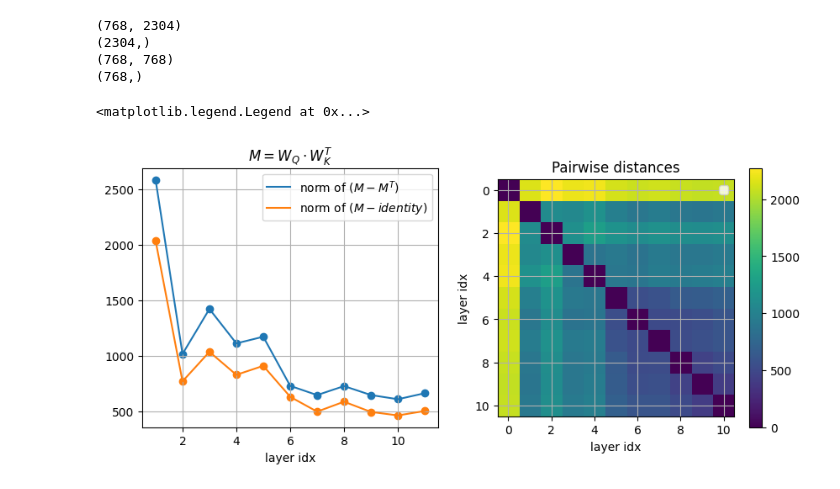
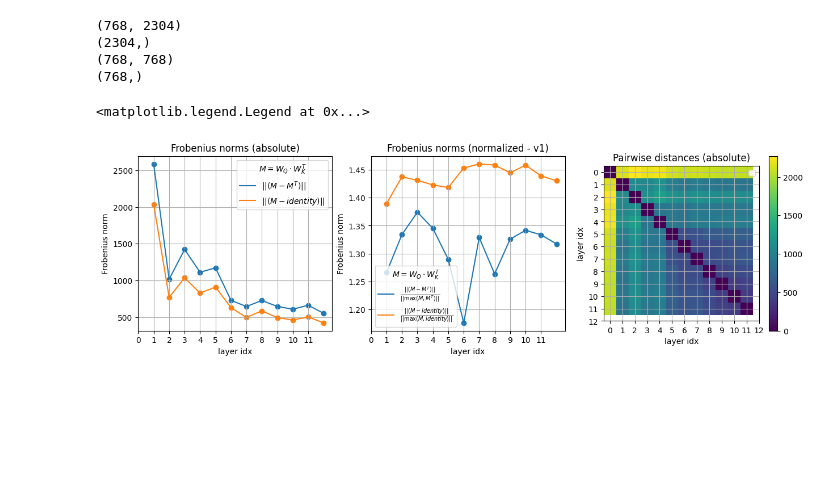
Before and after one commit to miriamzara/LCP_B_GPT2, a Jupyter notebook: matrici_miriam.ipynb, the cells around one changed output. Drawn from its saved outputs; the diff is of its cells as text; code cells hidden in the pictures; blank space fills up the shorter version.

```diff
--- a/matrici_miriam.ipynb
+++ b/matrici_miriam.ipynb
@@ -208,7 +208,7 @@ Y &= [\text{head 1},\, \text{head 2} \cdots \text{head nH}] \cdot W_0 +
 \end{align}
 $
 # %%
-layer_max = 11
+layer_max = 12
 qkv_weights = [state_dict[f"transformer.h.{i}.attn.c_attn.weight"].cpu().detach().numpy() for i in range(0, layer_max)] # list of N x (3D) matrices
 qkv_biases = [state_dict[f"transformer.h.{i}.attn.c_attn.bias"].cpu().detach().numpy() for i in range(0, layer_max)] # list of D x 1 vectors
 projection_weights = [state_dict[f"transformer.h.{i}.attn.c_proj.weight"].cpu().detach().numpy() for i in range(0, layer_max)] # list of D x D matrices
@@ -230,35 +230,60 @@ qkt_weights = [np.matmul(q_weights[i], k_weights[i].T) for i in range(0, layer_m
 # %%
 from numpy.linalg import norm
 import matplotlib.pyplot as plt
 
 # Symmetric?  Distance of QKt - (QKt)t from the null matrix
 distances_symm = [norm(qkt_weights[i] - qkt_weights[i].T, ord = "fro") for i in range(0, layer_max)]
-# Difference from the identiy matrix ?
-distances_identity = [norm(qkt_weights[i] - np.eye(D)) for i in range(0, layer_max)]
+# normalization -v1
+maximum_symmetric_norms = [norm(np.maximum(qkt_weights[i], qkt_weights[i].T), ord = "fro") for i in range(layer_max)]
+distances_symm_normalized = [distances_symm[i]/maximum_symmetric_norms[i] for i in range(0, layer_max)]
 
 
-fig, axs = plt.subplots(nrows = 1, ncols = 2, figsize = (10,4))
+
+# Difference from the identiy matrix ?
+maximum_identity_norms = [norm(np.maximum(qkt_weights[i], np.eye(D)), ord = "fro") for i in range(layer_max)]
+distances_identity = [norm(qkt_weights[i] - np.eye(D), ord = "fro") for i in range(0, layer_max)]
+distances_identity_normalized = [distances_identity[i]/maximum_identity_norms[i] for i in range(0, layer_max)]
+
+
+fig, axs = plt.subplots(nrows = 1, ncols = 3, figsize = (15,4))
 plt.subplots_adjust(hspace = 0.3)
-axs[0].plot(np.arange(1, layer_max + 1), distances_symm, label = r"norm of $(M - M^T)$")
+
+
+axs[0].plot(np.arange(1, layer_max + 1), distances_symm, label = r"$||(M - M^T)||$")
 axs[0].scatter(np.arange(1, layer_max + 1), distances_symm)
-axs[0].plot(np.arange(1, layer_max + 1), distances_identity, label = r"norm of $(M - identity)$")
+axs[0].plot(np.arange(1, layer_max + 1), distances_identity, label = r"$||(M - identity)||$")
 axs[0].scatter(np.arange(1, layer_max + 1), distances_identity)
 axs[0].grid()
-axs[0].set_title(r"$M = W_Q\cdot W_K^T$")
+axs[0].set_title("Frobenius norms (absolute)")
 axs[0].set_xlabel("layer idx")
-axs[0].legend()
+axs[0].set_ylabel("Frobenius norm")
+axs[0].set_xticks(np.arange(0, 12))
+axs[0].legend(title = r"$M = W_Q\cdot W_K^T$")
+
+axs[1].plot(np.arange(1, layer_max + 1), distances_symm_normalized, label = r"$\frac{||(M - M^T)||}{||\text{max}(M, M^T)||}$")
+axs[1].scatter(np.arange(1, layer_max + 1), distances_symm_normalized)
+axs[1].plot(np.arange(1, layer_max + 1), distances_identity_normalized, label = r"$\frac{||(M - identity)||}{||\text{max}(M, identity)||}$")
+axs[1].scatter(np.arange(1, layer_max + 1), distances_identity_normalized)
+axs[1].grid()
+axs[1].set_title("Frobenius norms (normalized - v1)")
+axs[1].set_xlabel("layer idx")
+axs[1].set_ylabel("Frobenius norm")
+axs[1].set_xticks(np.arange(0, 12))
+axs[1].legend(title = r"$M = W_Q\cdot W_K^T$")
 
 
 distances_pairwise = [[norm(qkt_weights[i] - qkt_weights[j]) for j in range(0, layer_max)] for i in range(0, layer_max)]
 
 
-im = axs[1].imshow(distances_pairwise)
-fig.colorbar(im, ax=axs[1])
-axs[1].grid()
-axs[1].set_title("Pairwise distances")
-axs[1].set_xlabel("layer idx")
-axs[1].set_ylabel("layer idx")
-axs[1].legend()
+im = axs[2].imshow(distances_pairwise)
+fig.colorbar(im, ax=axs[2])
+axs[2].grid()
+axs[2].set_title("Pairwise distances (absolute)")
+axs[2].set_xticks(np.arange(0, 13))
+axs[2].set_yticks(np.arange(0, 13))
+axs[2].set_xlabel("layer idx")
+axs[2].set_ylabel("layer idx")
+axs[2].legend()
 # %% [output]
 <matplotlib.legend.Legend at 0x...>
-[figure, old version]
+[figure, new version]
```
Also changed, not shown: parts of 2 cells of this notebook, 1 other file.
